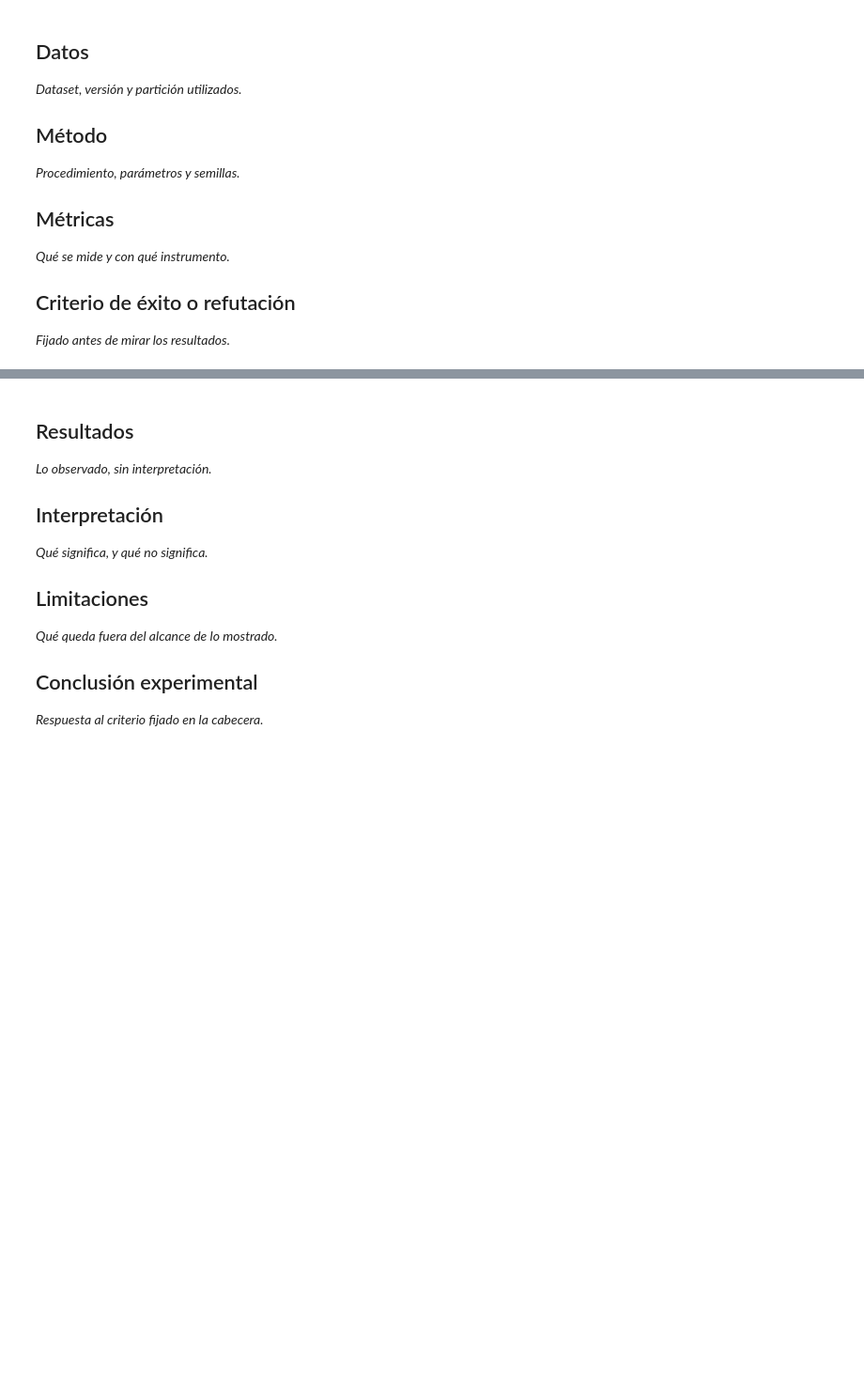
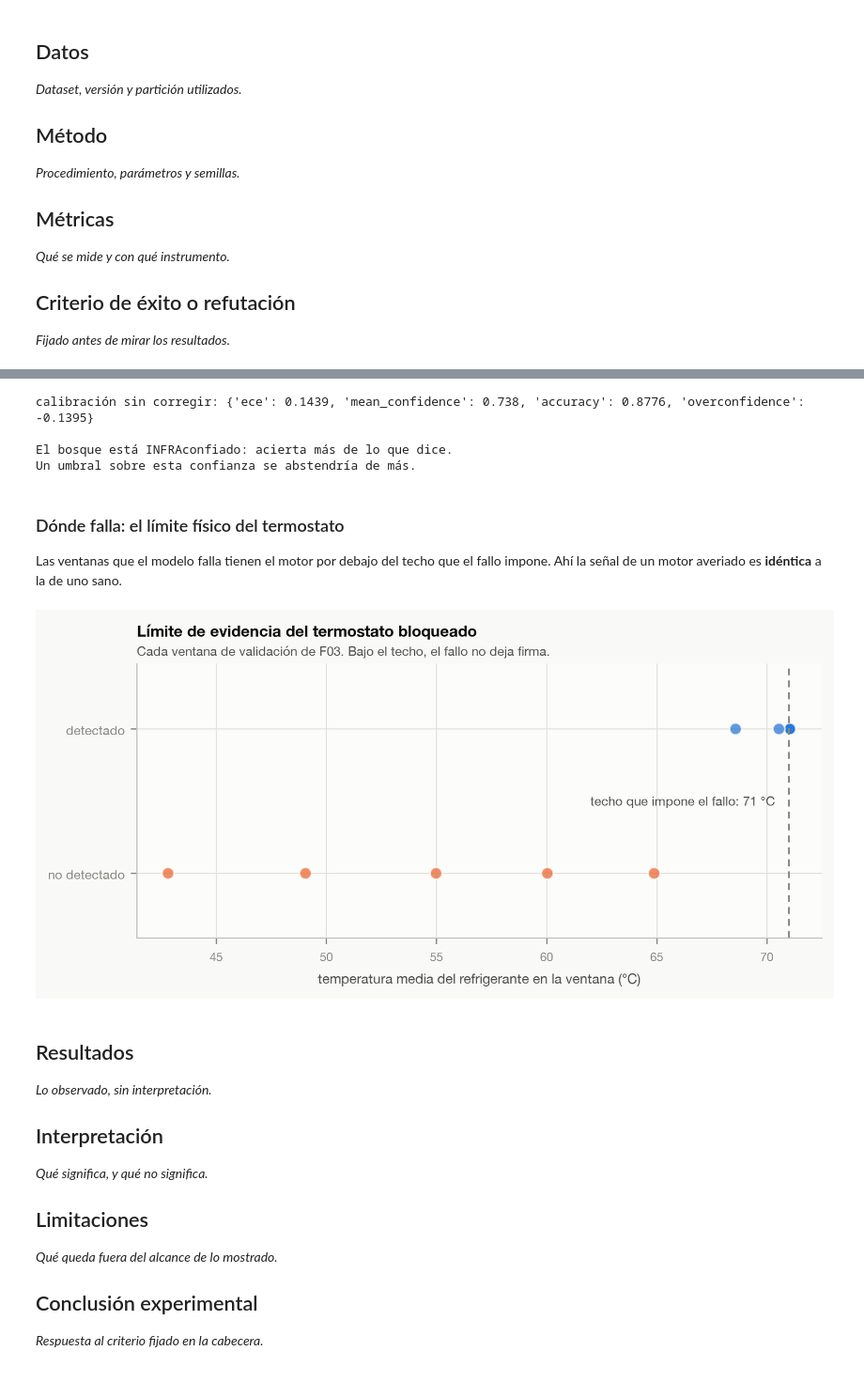
Before and after one commit to 3dluis/tfm-mecanico-ai, a Jupyter notebook: notebooks/06_model_evaluation.ipynb, the cells around one changed output, grey strips where cells are left out. Shown at 94% size. Drawn from its saved outputs; the diff is of its cells as text; code cells hidden in the pictures; blank space fills up the shorter version.

```diff
--- a/notebooks/06_model_evaluation.ipynb
+++ b/notebooks/06_model_evaluation.ipynb
@@ -50,3 +59,22 @@ _Contenido pendiente de la fase correspondiente._
+# %%
+print('calibración sin corregir:', b['metrics']['calibration'])
+print()
+print('El bosque está INFRAconfiado: acierta más de lo que dice.')
+print('Un umbral sobre esta confianza se abstendría de más.')
+# %% [output]
+calibración sin corregir: {'ece': 0.1439, 'mean_confidence': 0.738, 'accuracy': 0.8776, 'overconfidence': -0.1395}
+
+El bosque está INFRAconfiado: acierta más de lo que dice.
+Un umbral sobre esta confianza se abstendría de más.
+# %% [markdown]
+### Dónde falla: el límite físico del termostato
+
+Las ventanas que el modelo falla tienen el motor por debajo del techo que el fallo impone. Ahí la señal de un motor averiado es **idéntica** a la de uno sano.
+# %%
+from IPython.display import Image
+Image(str(paths.FIGURES / 'FIG-E6-02_limite_evidencia_f03.png'))
+# %% [output]
+[figure, added]
 # %% [markdown]
 ## Resultados
 
```
Also changed, not shown: parts of 5 cells of this notebook, 12 other files.
